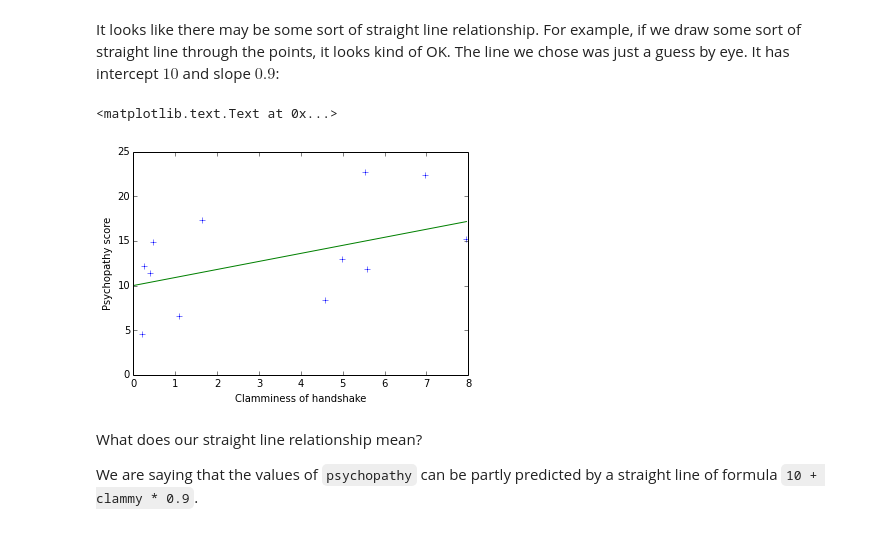
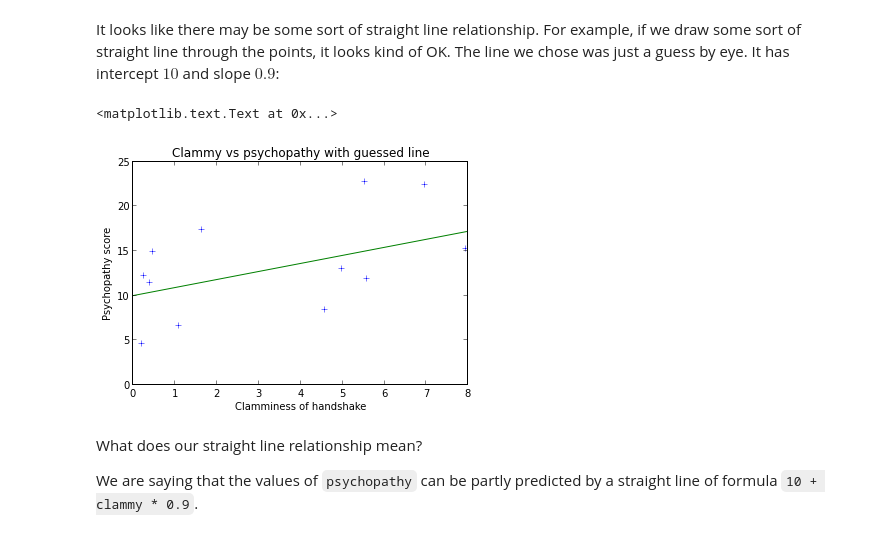
Before and after one commit to practical-neuroimaging/pna-notebooks, a Jupyter notebook: Introducing the General Linear Model.ipynb, the cells around one changed output. Saved outputs shown, nothing was run; the diff lists cells and outputs as text; code cells hidden in the pictures.

```diff
--- a/Introducing the General Linear Model.ipynb
+++ b/Introducing the General Linear Model.ipynb
@@ -36,16 +36,17 @@ It looks like there may be some sort of straight line relationship.  For example
 # %%
 plt.plot(clammy, psychopathy, '+')
 def my_line(x):
     # My prediction for psychopathy given clamminess
     return 10 + 0.9 * x
 x_vals = [0, max(clammy)]
 y_vals = [my_line(0), my_line(max(clammy))]
 plt.plot(x_vals, y_vals)
 plt.xlabel('Clamminess of handshake')
 plt.ylabel('Psychopathy score')
+plt.title('Clammy vs psychopathy with guessed line')
 # %% [output]
 <matplotlib.text.Text at 0x...>
-[figure, old version]
+[figure, new version]
 # %% [markdown]
 What does our straight line relationship mean?
 
```
Also changed, not shown: parts of 10 cells of this notebook, 1 other file.
